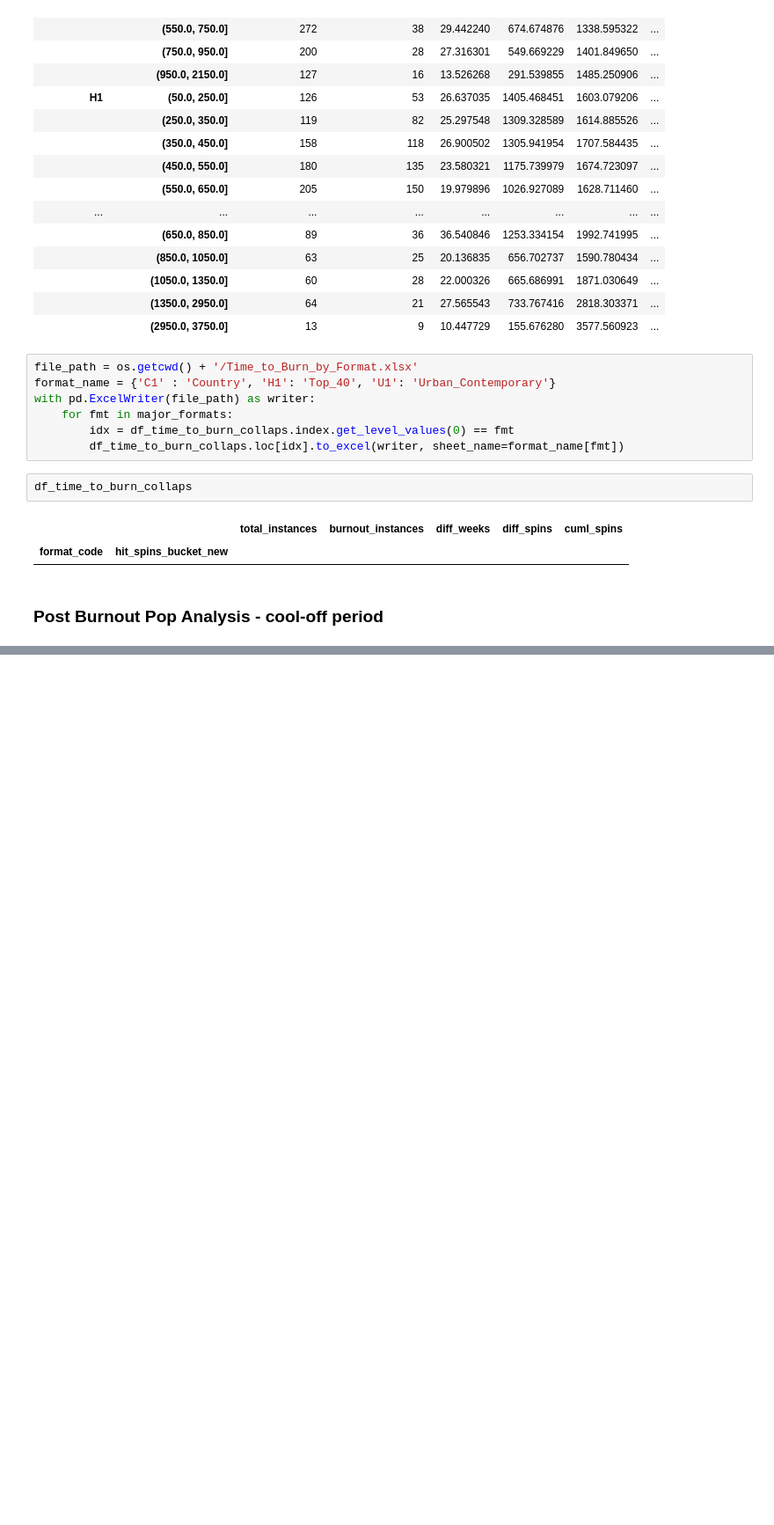
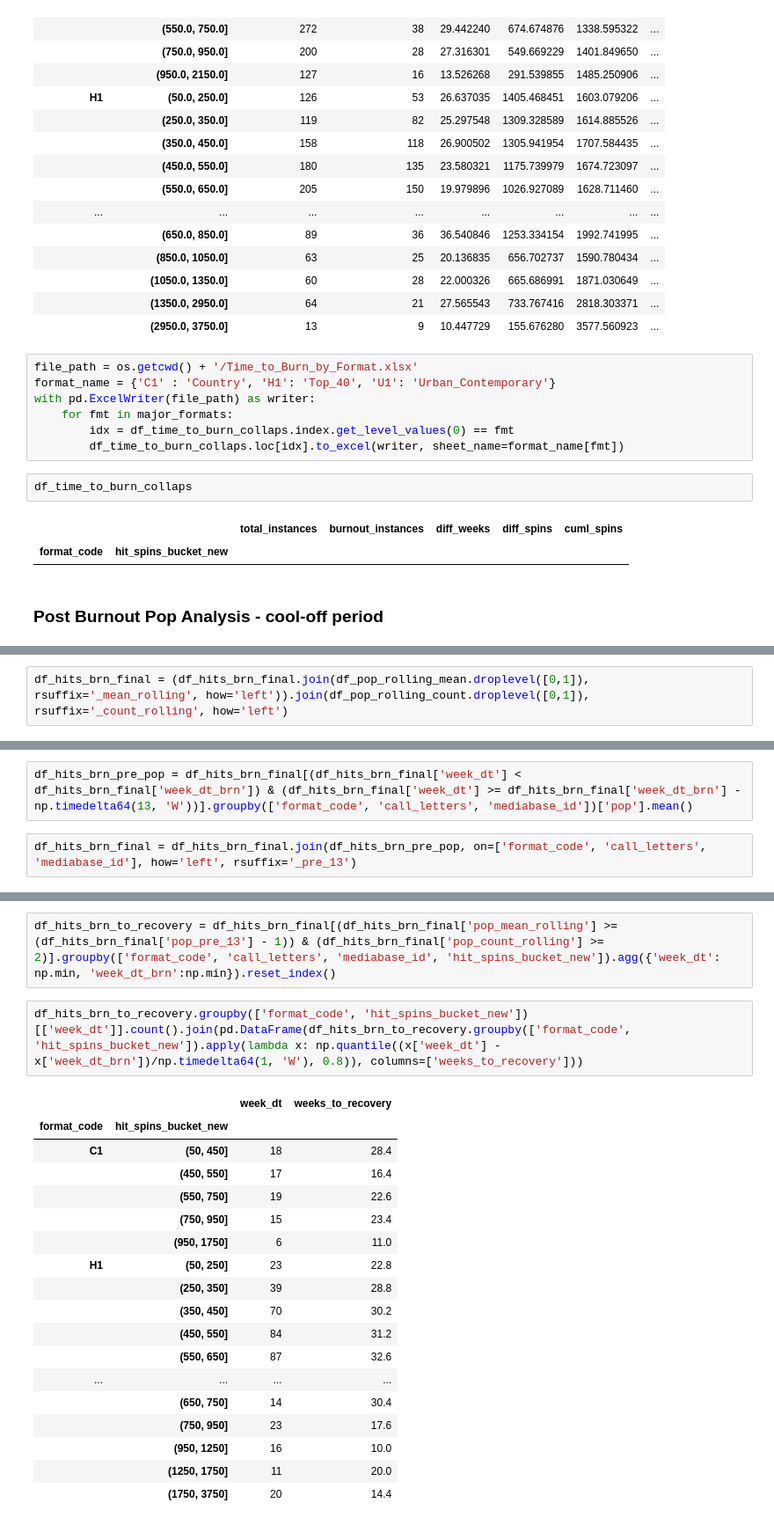
Before and after one commit to gjampanih/adds-early-burnout-warning-model, a Jupyter notebook: notebooks/ebw_metrics_analysis.ipynb, the cells around one changed output, grey strips where cells are left out. Shown at 88% size. Cells and saved outputs as stored; diff of their text form; blank space fills up the shorter version.

```diff
--- a/notebooks/ebw_metrics_analysis.ipynb
+++ b/notebooks/ebw_metrics_analysis.ipynb
@@ -1344,0 +1361,2 @@ list(zip(df_extract_fb_summ['censored_flag'].astype('bool'), df_extract_fb_summ[
+# %%
+df_hits_brn_final = (df_hits_brn_final.join(df_pop_rolling_mean.droplevel([0,1]), rsuffix='_mean_rolling', how='left')).join(df_pop_rolling_count.droplevel([0,1]), rsuffix='_count_rolling', how='left')
@@ -1344,0 +1379,4 @@ list(zip(df_extract_fb_summ['censored_flag'].astype('bool'), df_extract_fb_summ[
+# %%
+df_hits_brn_pre_pop = df_hits_brn_final[(df_hits_brn_final['week_dt'] < df_hits_brn_final['week_dt_brn']) & (df_hits_brn_final['week_dt'] >= df_hits_brn_final['week_dt_brn'] - np.timedelta64(13, 'W'))].groupby(['format_code', 'call_letters', 'mediabase_id'])['pop'].mean()
+# %%
+df_hits_brn_final = df_hits_brn_final.join(df_hits_brn_pre_pop, on=['format_code', 'call_letters', 'mediabase_id'], how='left', rsuffix='_pre_13')
@@ -1344,0 +1425,23 @@ list(zip(df_extract_fb_summ['censored_flag'].astype('bool'), df_extract_fb_summ[
+# %%
+df_hits_brn_to_recovery = df_hits_brn_final[(df_hits_brn_final['pop_mean_rolling'] >= (df_hits_brn_final['pop_pre_13'] - 1)) & (df_hits_brn_final['pop_count_rolling'] >= 2)].groupby(['format_code', 'call_letters', 'mediabase_id', 'hit_spins_bucket_new']).agg({'week_dt': np.min, 'week_dt_brn':np.min}).reset_index()
+# %%
+df_hits_brn_to_recovery.groupby(['format_code', 'hit_spins_bucket_new'])[['week_dt']].count().join(pd.DataFrame(df_hits_brn_to_recovery.groupby(['format_code', 'hit_spins_bucket_new']).apply(lambda x: np.quantile((x['week_dt'] - x['week_dt_brn'])/np.timedelta64(1, 'W'), 0.8)), columns=['weeks_to_recovery']))
+# %% [output]
+|  |  | week_dt | weeks_to_recovery |
+| format_code | hit_spins_bucket_new |  |  |
+| C1 | (50, 450] | 18 | 28.4 |
+|  | (450, 550] | 17 | 16.4 |
+|  | (550, 750] | 19 | 22.6 |
+|  | (750, 950] | 15 | 23.4 |
+|  | (950, 1750] | 6 | 11.0 |
+| H1 | (50, 250] | 23 | 22.8 |
+|  | (250, 350] | 39 | 28.8 |
+|  | (350, 450] | 70 | 30.2 |
+|  | (450, 550] | 84 | 31.2 |
+|  | (550, 650] | 87 | 32.6 |
+| ... | ... | ... | ... |
+|  | (650, 750] | 14 | 30.4 |
+|  | (750, 950] | 23 | 17.6 |
+|  | (950, 1250] | 16 | 10.0 |
+|  | (1250, 1750] | 11 | 20.0 |
+|  | (1750, 3750] | 20 | 14.4 |
```
Also changed, not shown: parts of 23 cells of this notebook, 3 other files.
